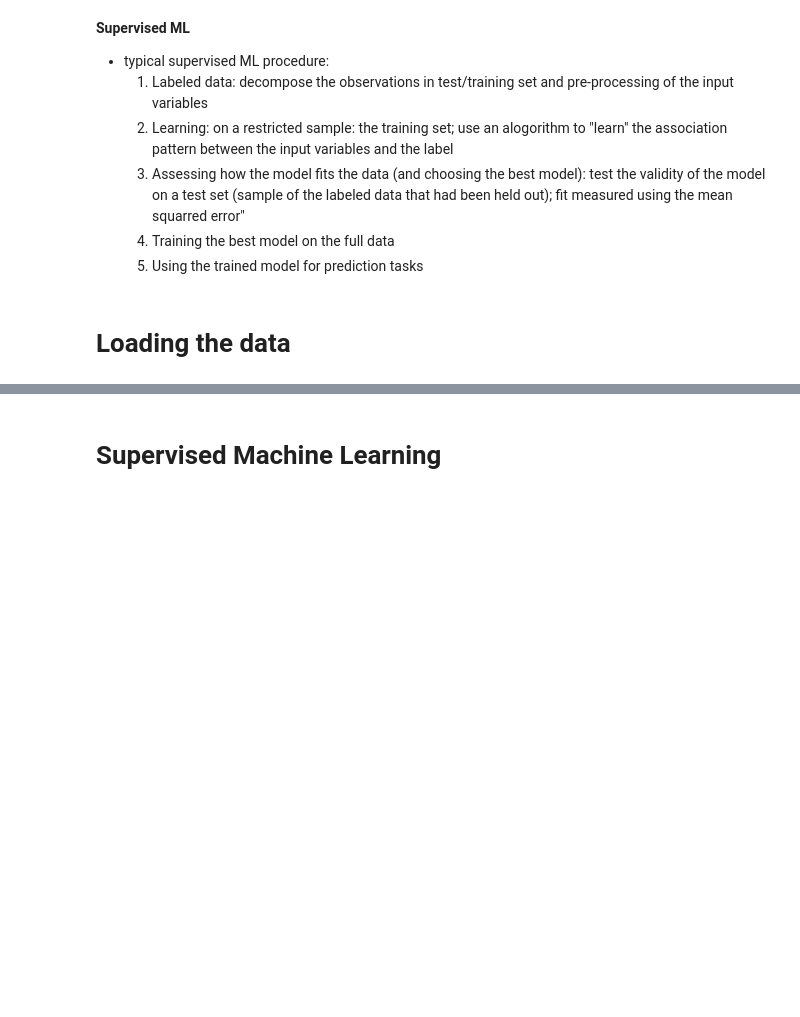
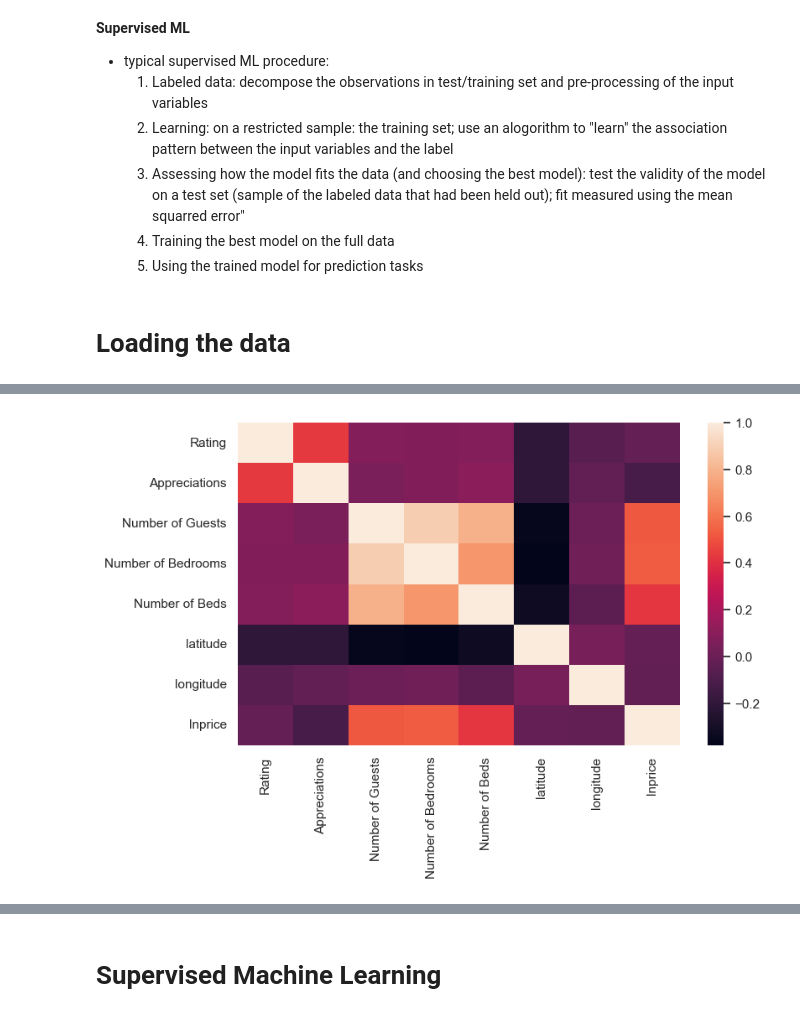
Before and after one commit to paulinecolle/Project-data, a Jupyter notebook: Modelling.ipynb, the cells around one changed output, grey strips where cells are left out. Saved outputs shown, nothing was run; the diff lists cells and outputs as text; code cells hidden in the pictures; blank space fills up the shorter version.

```diff
--- a/Modelling.ipynb
+++ b/Modelling.ipynb
@@ -159,0 +78,4 @@ Idk if we leave this graph or not, just to show that for example with rating and
+# %%
+df_numerical = df.select_dtypes(include='float')
+features = df_numerical.drop(columns=['Total Price','Price per Night'])
+features.head()
@@ -159,0 +89,7 @@ Idk if we leave this graph or not, just to show that for example with rating and
+# %%
+sns.set(rc={'figure.figsize':(8.5,5)})
+correlation_matrix = features.corr().round(2)
+sns.heatmap(correlation_matrix)
+plt.show()
+# %% [output]
+[figure, added]
```
Also changed, not shown: parts of 73 cells of this notebook.
